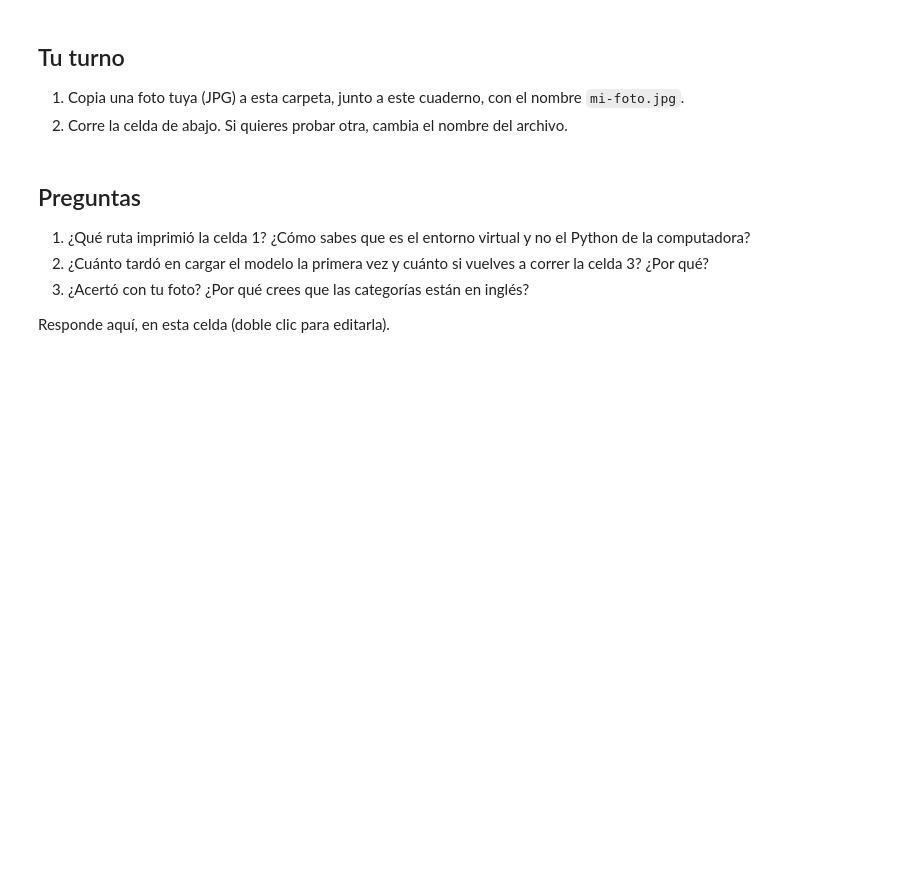
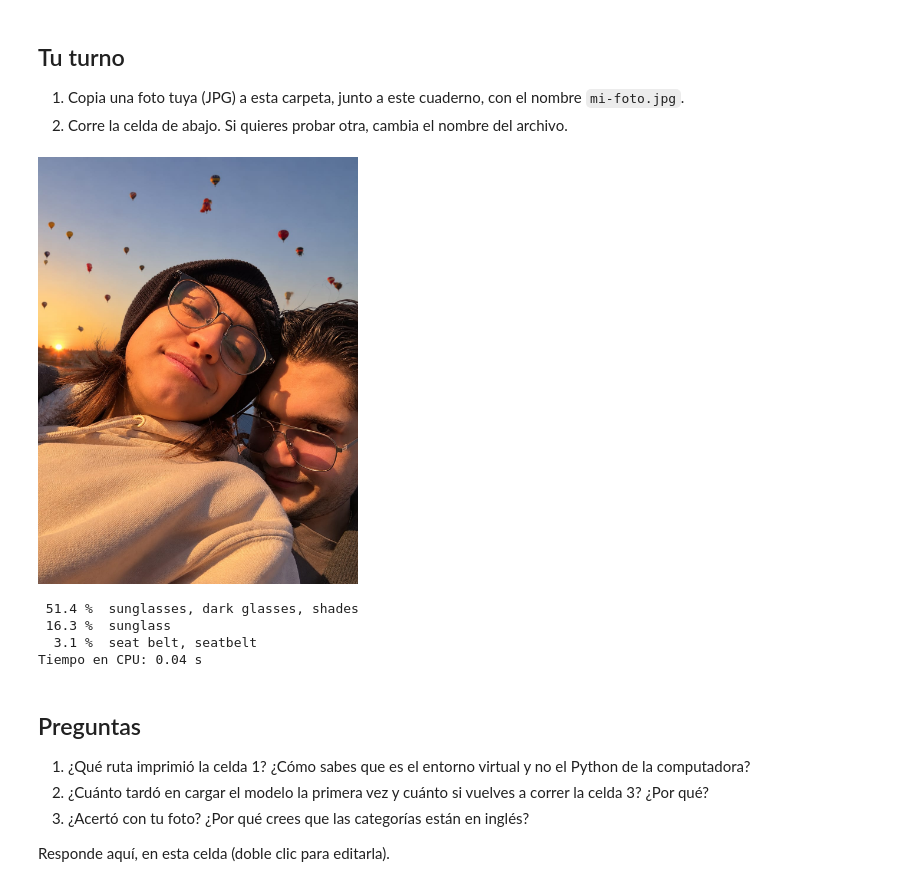
Before and after one commit to CarlosLozano98633/portafolio-herramientas-ia, a Jupyter notebook: practica-6/demo.ipynb, the cells around one changed output. Saved outputs shown, nothing was run; the diff lists cells and outputs as text; code cells hidden in the pictures; blank space fills up the shorter version.

```diff
--- a/practica-6/demo.ipynb
+++ b/practica-6/demo.ipynb
@@ -74,15 +87,21 @@ print(f"Tiempo: {segundos:.2f} s (incluye bajar la imagen de internet)")
 2. Corre la celda de abajo. Si quieres probar otra, cambia el nombre del archivo.
 # %%
 # 7. Tu foto
-mi_foto = Path("mi-foto.jpeg")
+mi_foto = Path("mi-foto.jpeg.jpeg")
 if mi_foto.exists():
     display(Image(filename=mi_foto, width=320))
     categorias, segundos = procesar(str(mi_foto))
     for nombre, porcentaje in categorias:
         print(f"{porcentaje:5.1f} %  {nombre}")
     print(f"Tiempo en CPU: {segundos:.2f} s")
 else:
     print("Todavía no hay mi-foto.jpg en esta carpeta.")
+# %% [output]
+[figure, added]
+ 51.4 %  sunglasses, dark glasses, shades
+ 16.3 %  sunglass
+  3.1 %  seat belt, seatbelt
+Tiempo en CPU: 0.04 s
 # %% [markdown]
 ## Preguntas
 1. ¿Qué ruta imprimió la celda 1? ¿Cómo sabes que es el entorno virtual y no el Python de la computadora?
```
Also changed, not shown: parts of 4 cells of this notebook.
